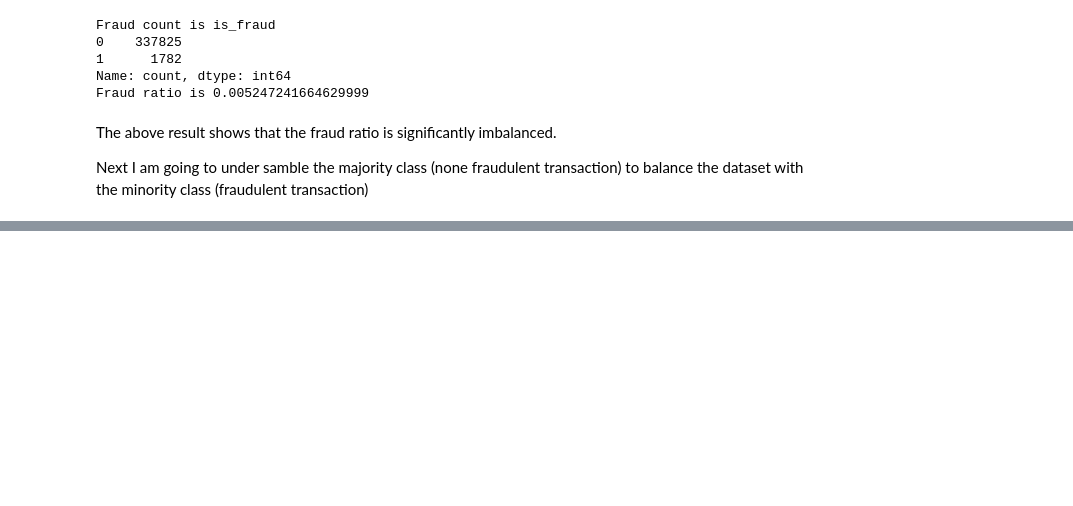
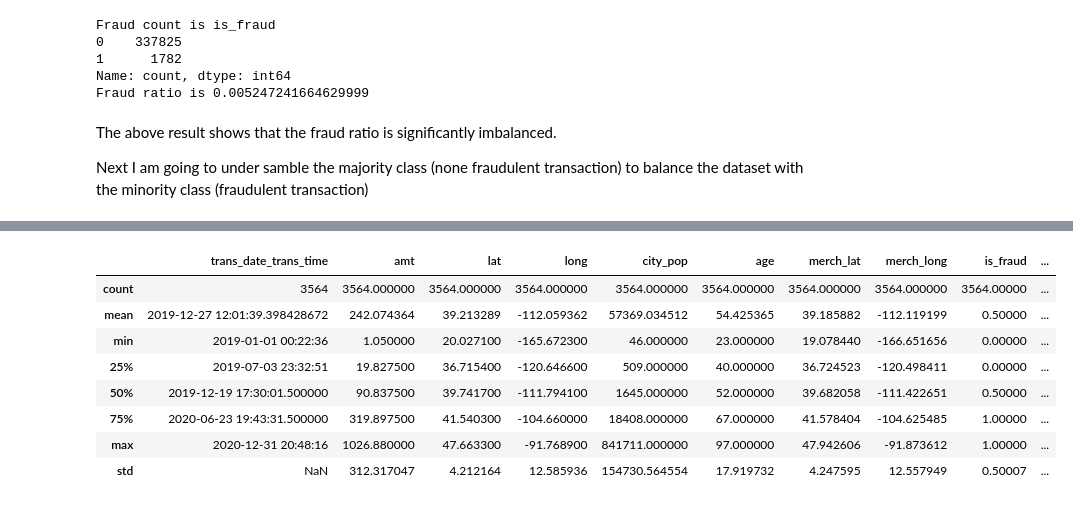
Before and after one commit to muthanna994/Credit-Card-Capstone-II-Springboard, a Jupyter notebook: Capstone II Data Wrangling.ipynb, the cells around one changed output, grey strips where cells are left out. Cells and saved outputs as stored; diff of their text form; code cells hidden in the pictures; blank space fills up the shorter version.

```diff
--- a/Capstone II Data Wrangling.ipynb
+++ b/Capstone II Data Wrangling.ipynb
@@ -218,0 +273,13 @@ Text(0, 0.5, 'Count')
+# %%
+#First step in processing outliers is by defining a function to handle outliers in each column.
+def replace_outliers(column):
+    median_value = column.median()
+    column[column > column.quantile(0.95)] = median_value
+    return column
+# %%
+balanced_df['amt'] = replace_outliers(balanced_df['amt'])
+balanced_df['lat'] = replace_outliers(balanced_df['lat'])
+balanced_df['long'] = replace_outliers(balanced_df['long'])
+balanced_df['city_pop'] = replace_outliers(balanced_df['city_pop'])
+balanced_df['merch_lat'] = replace_outliers(balanced_df['merch_lat'])
+balanced_df['merch_long'] = replace_outliers(balanced_df['merch_long'])
@@ -218,0 +304,12 @@ Text(0, 0.5, 'Count')
+# %%
+balanced_df.describe()
+# %% [output]
+|  | trans_date_trans_time | amt | lat | long | city_pop | age | merch_lat | merch_long | is_fraud | ... |
+| count | 3564 | 3564.000000 | 3564.000000 | 3564.000000 | 3564.000000 | 3564.000000 | 3564.000000 | 3564.000000 | 3564.00000 | ... |
+| mean | 2019-12-27 12:01:39.398428672 | 242.074364 | 39.213289 | -112.059362 | 57369.034512 | 54.425365 | 39.185882 | -112.119199 | 0.50000 | ... |
+| min | 2019-01-01 00:22:36 | 1.050000 | 20.027100 | -165.672300 | 46.000000 | 23.000000 | 19.078440 | -166.651656 | 0.00000 | ... |
+| 25% | 2019-07-03 23:32:51 | 19.827500 | 36.715400 | -120.646600 | 509.000000 | 40.000000 | 36.724523 | -120.498411 | 0.00000 | ... |
+| 50% | 2019-12-19 17:30:01.500000 | 90.837500 | 39.741700 | -111.794100 | 1645.000000 | 52.000000 | 39.682058 | -111.422651 | 0.50000 | ... |
+| 75% | 2020-06-23 19:43:31.500000 | 319.897500 | 41.540300 | -104.660000 | 18408.000000 | 67.000000 | 41.578404 | -104.625485 | 1.00000 | ... |
+| max | 2020-12-31 20:48:16 | 1026.880000 | 47.663300 | -91.768900 | 841711.000000 | 97.000000 | 47.942606 | -91.873612 | 1.00000 | ... |
+| std | NaN | 312.317047 | 4.212164 | 12.585936 | 154730.564554 | 17.919732 | 4.247595 | 12.557949 | 0.50007 | ... |
```
Also changed, not shown: parts of 22 cells of this notebook.
